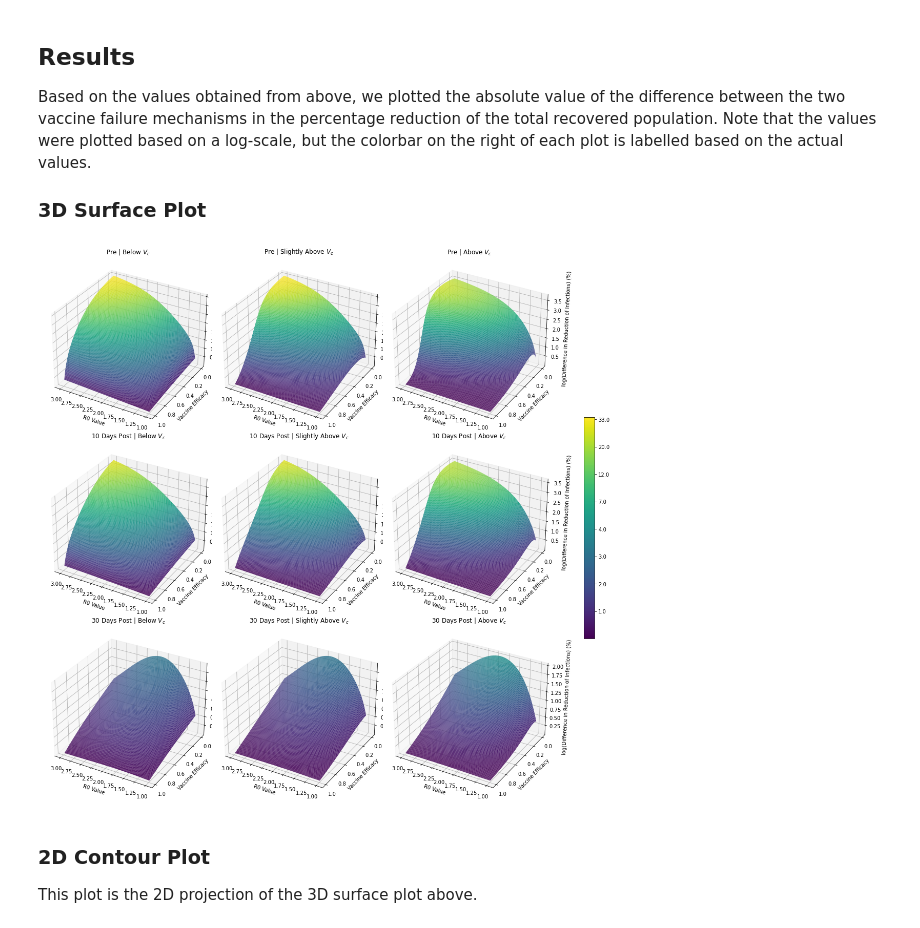
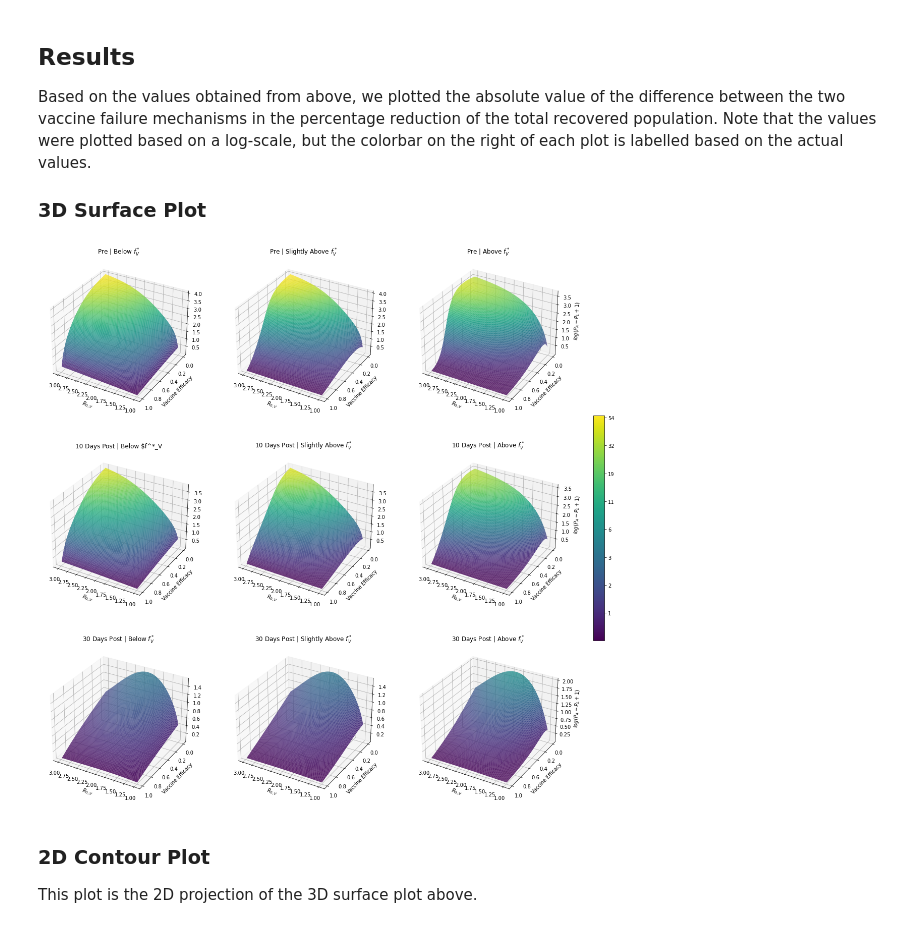
Before and after one commit to anjalika-nande/VaccineEfficacy, a Jupyter notebook: Scenarios.ipynb, the cells around one changed output. Saved outputs shown, nothing was run; the diff lists cells and outputs as text; code cells hidden in the pictures.

```diff
--- a/Scenarios.ipynb
+++ b/Scenarios.ipynb
@@ -281,57 +296,58 @@ Based on the values obtained from above, we plotted the absolute value of the di
 
 ### 3D Surface Plot
 # %%
-fig, axes = plt.subplots(3,3, facecolor='w', figsize=(15,15), gridspec_kw=dict(width_ratios=[1,1,1]), subplot_kw={'projection': '3d'})
+fig, axes = plt.subplots(3,3, facecolor='w', figsize=(20,20), gridspec_kw=dict(width_ratios=[1,1,1]), subplot_kw={'projection': '3d'})
 norm = plt.Normalize(np.min(np.log(pre_plot_diff_below+1)), np.max(np.log(pre_plot_diff_below+1)))
 
 # Pre-transmission
-surf1 = axes[0,0].plot_surface(pre_plot_R0, pre_plot_VE, np.log(pre_plot_diff_below+1), rstride=1, cstride=1, norm=norm, cmap='viridis')
-axes[0,0].set_title('Pre | Below $V_c$')
+surf1 = axes[0,0].plot_surface(pre_plot_R0, pre_plot_VE, np.log(pre_plot_diff_below+1), rstride=1, norm=norm, cstride=1, cmap='viridis')
+axes[0,0].set_title('Pre | Below $f^*_V$')
 
-axes[0,1].plot_surface(pre_plot_R0, pre_plot_VE, np.log(pre_plot_diff_slabove+1), rstride=1, cstride=1, norm=norm, cmap='viridis')
-axes[0,1].set_title('Pre | Slightly Above $V_c$')
+axes[0,1].plot_surface(pre_plot_R0, pre_plot_VE, np.log(pre_plot_diff_slabove+1), norm=norm, rstride=1, cstride=1, cmap='viridis')
+axes[0,1].set_title('Pre | Slightly Above $f^*_V$')
 
-axes[0,2].plot_surface(pre_plot_R0, pre_plot_VE, np.log(pre_plot_diff_above+1), rstride=1, cstride=1, norm=norm, cmap='viridis')
-axes[0,2].set_title('Pre | Above $V_c$')
-axes[0,2].set_zlabel('log(Difference in Reduction of Infections) (%)')
+axes[0,2].plot_surface(pre_plot_R0, pre_plot_VE, np.log(pre_plot_diff_above+1), norm=norm, rstride=1, cstride=1, cmap='viridis')
+axes[0,2].set_title('Pre | Above $f^*_V$')
+axes[0,2].set_zlabel('$log(P_A - P_L + 1)$')
 
 
 # 10 days post-tranmission
-axes[1,0].plot_surface(post10_plot_R0, post10_plot_VE, np.log(post10_plot_diff_below+1), rstride=1, cstride=1, norm=norm, cmap='viridis')
-axes[1,0].set_title('10 Days Post | Below $V_c$')
+axes[1,0].plot_surface(post10_plot_R0, post10_plot_VE, np.log(post10_plot_diff_below+1), norm=norm, rstride=1, cstride=1, cmap='viridis')
+axes[1,0].set_title('10 Days Post | Below $f^*_V')
 
-axes[1,1].plot_surface(post10_plot_R0, post10_plot_VE, np.log(post10_plot_diff_slabove+1), rstride=1, cstride=1, norm=norm, cmap='viridis')
-axes[1,1].set_title('10 Days Post | Slightly Above $V_c$')
+axes[1,1].plot_surface(post10_plot_R0, post10_plot_VE, np.log(post10_plot_diff_slabove+1), norm=norm, rstride=1, cstride=1, cmap='viridis')
+axes[1,1].set_title('10 Days Post | Slightly Above $f^*_V$')
 
-axes[1,2].plot_surface(post10_plot_R0, post10_plot_VE, np.log(post10_plot_diff_above+1), rstride=1, cstride=1, norm=norm, cmap='viridis')
-axes[1,2].set_title('10 Days Post | Above $V_c$')
-axes[1,2].set_zlabel('log(Difference in Reduction of Infections) (%)')
+axes[1,2].plot_surface(post10_plot_R0, post10_plot_VE, np.log(post10_plot_diff_above+1), norm=norm, rstride=1, cstride=1, cmap='viridis')
+axes[1,2].set_title('10 Days Post | Above $f^*_V$')
+axes[1,2].set_zlabel('$log(P_A - P_L + 1)$')
 
 # 30 days post-transmission
-axes[2,0].plot_surface(post30_plot_R0, post30_plot_VE, np.log(post30_plot_diff_below+1), rstride=1, cstride=1, norm=norm, cmap='viridis')
-axes[2,0].set_title('30 Days Post | Below $V_c$')
+axes[2,0].plot_surface(post30_plot_R0, post30_plot_VE, np.log(post30_plot_diff_below+1), norm=norm, rstride=1, cstride=1, cmap='viridis')
+axes[2,0].set_title('30 Days Post | Below $f^*_V$')
 
-axes[2,1].plot_surface(post30_plot_R0, post30_plot_VE, np.log(post30_plot_diff_slabove+1), rstride=1, cstride=1, norm=norm, cmap='viridis')
-axes[2,1].set_title('30 Days Post | Slightly Above $V_c$')
+axes[2,1].plot_surface(post30_plot_R0, post30_plot_VE, np.log(post30_plot_diff_slabove+1), norm=norm, rstride=1, cstride=1, cmap='viridis')
+axes[2,1].set_title('30 Days Post | Slightly Above $f^*_V$')
 
-axes[2,2].plot_surface(post30_plot_R0, post30_plot_VE, np.log(post30_plot_diff_above+1), rstride=1, cstride=1, norm=norm, cmap='viridis')
-axes[2,2].set_title('30 Days Post | Above $V_c$')
-axes[2,2].set_zlabel('log(Difference in Reduction of Infections) (%)')
+axes[2,2].plot_surface(post30_plot_R0, post30_plot_VE, np.log(post30_plot_diff_above+1), norm=norm, rstride=1, cstride=1, cmap='viridis')
+axes[2,2].set_title('30 Days Post | Above $f^*_V$')
+axes[2,2].set_zlabel('$log(P_A - P_L + 1)$')
 
 axs = np.array(axes)
 for ax in axs.reshape(-1):
-    ax.set_xlabel('R0 Value')
+    ax.set_xlabel('$R_{0,V}$')
     ax.set_ylabel('Vaccine Efficacy')
     ax.view_init(elev=30, azim=120)
 
 
-fig.tight_layout(pad=0.05)
+#fig.tight_layout(pad=0.1)
 cb = fig.colorbar(mappable=surf1, ax=axes, fraction=0.02, shrink=0.5)
-cb.ax.set_yticklabels(np.round(np.exp(np.linspace(0.0, 4.0, 9))))
+cblabels = np.interp(cb.ax.get_yticks(), cb.ax.get_ylim(), surf1.get_clim())
+cb.ax.set_yticklabels(np.round(np.exp(cblabels)-1).astype(int))
 #plt.savefig('VE vs R0 Surface Plot', bbox_inches='tight')
 plt.show()
 # %% [output]
-[figure, old version]
+[figure, new version]
 # %% [markdown]
 ### 2D Contour Plot
 
```
Also changed, not shown: parts of 3 cells of this notebook, 2 other files.
